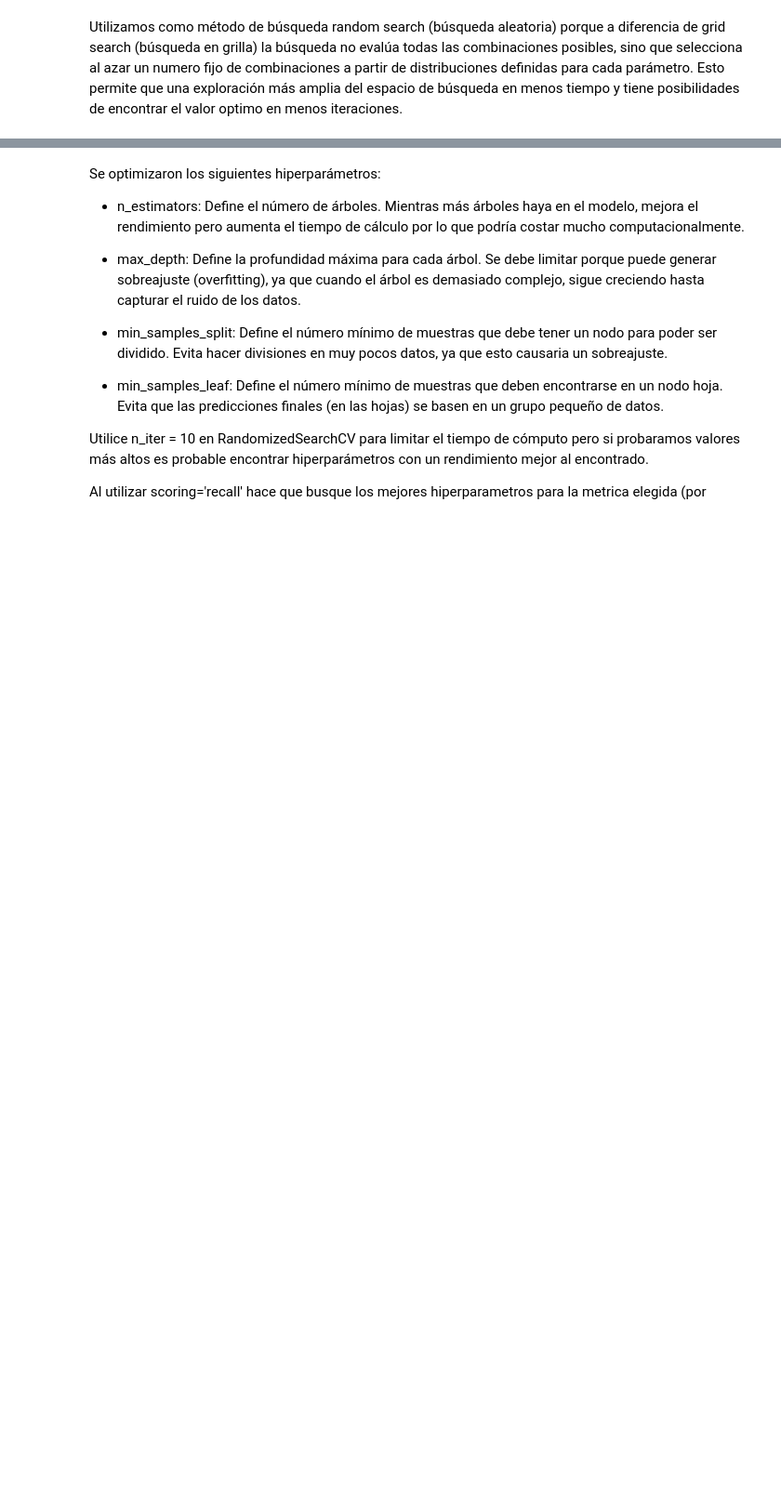
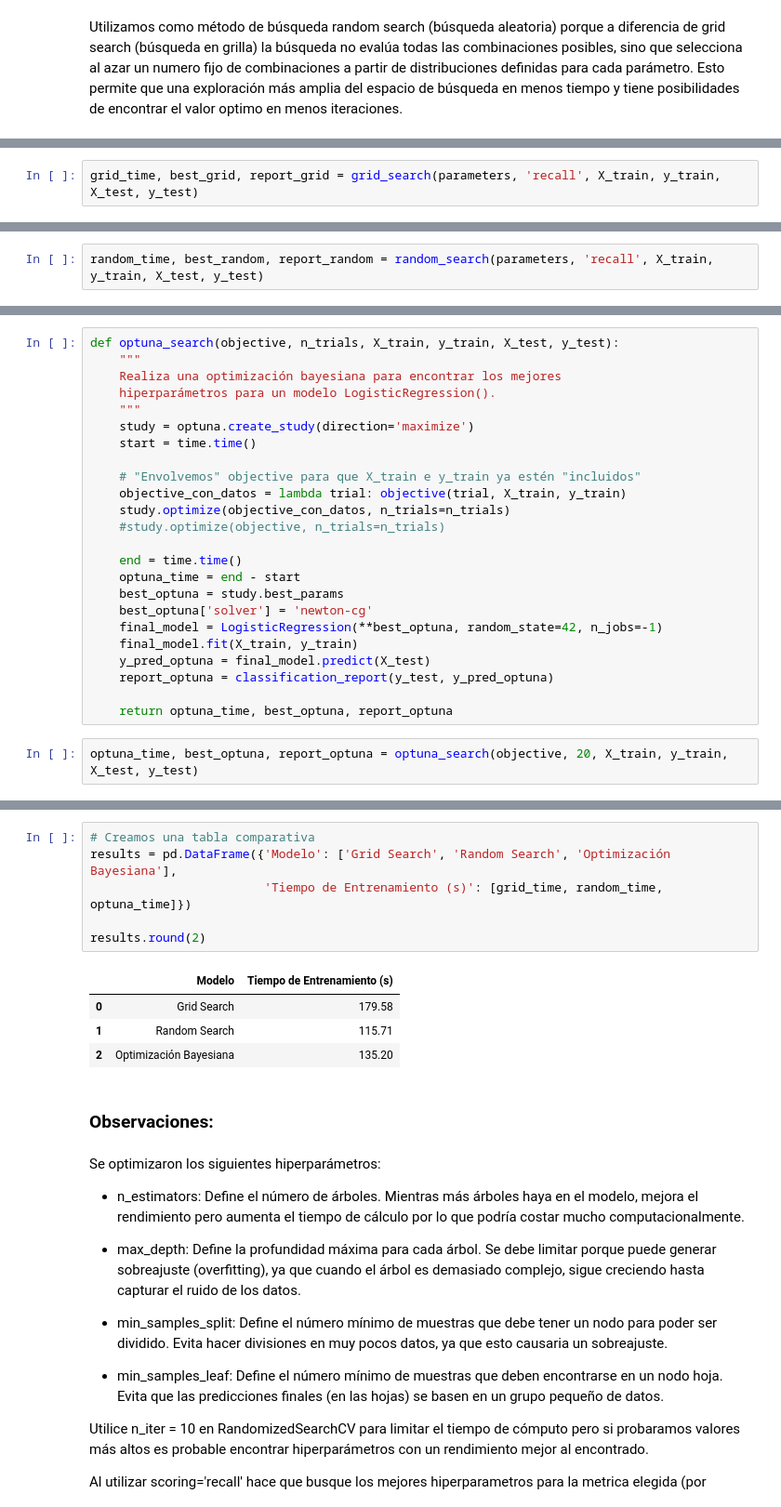
Before and after one commit to CaterinaMartinezD/AA1-TUIA-Casado-MartinezDufour, a Jupyter notebook: TP-clasificacion-AA1.ipynb, the cells around one changed output, grey strips where cells are left out. Shown at 93% size. Drawn from its saved outputs; the diff is of its cells as text; blank space fills up the shorter version.

Commit message:
Modificaciones Optimización de hiperparámetros

```diff
--- a/TP-clasificacion-AA1.ipynb
+++ b/TP-clasificacion-AA1.ipynb
@@ -1571,0 +1545,2 @@ weighted avg       0.82      0.79      0.80     28439
+# %%
+grid_time, best_grid, report_grid = grid_search(parameters, 'recall', X_train, y_train, X_test, y_test)
@@ -1571,0 +1590,2 @@ weighted avg       0.82      0.79      0.80     28439
+# %%
+random_time, best_random, report_random = random_search(parameters, 'recall', X_train, y_train, X_test, y_test)
@@ -1571,0 +1629,26 @@ weighted avg       0.82      0.79      0.80     28439
+# %%
+def optuna_search(objective, n_trials, X_train, y_train, X_test, y_test):
+    """
+    Realiza una optimización bayesiana para encontrar los mejores
+    hiperparámetros para un modelo LogisticRegression().
+    """
+    study = optuna.create_study(direction='maximize')
+    start = time.time()
+
+    # "Envolvemos" objective para que X_train e y_train ya estén "incluidos"
+    objective_con_datos = lambda trial: objective(trial, X_train, y_train)
+    study.optimize(objective_con_datos, n_trials=n_trials)
+    #study.optimize(objective, n_trials=n_trials)
+
+    end = time.time()
+    optuna_time = end - start
+    best_optuna = study.best_params
+    best_optuna['solver'] = 'newton-cg'
+    final_model = LogisticRegression(**best_optuna, random_state=42, n_jobs=-1)
+    final_model.fit(X_train, y_train)
+    y_pred_optuna = final_model.predict(X_test)
+    report_optuna = classification_report(y_test, y_pred_optuna)
+
+    return optuna_time, best_optuna, report_optuna
+# %%
+optuna_time, best_optuna, report_optuna = optuna_search(objective, 20, X_train, y_train, X_test, y_test)
@@ -1572,3 +1732,16 @@ weighted avg       0.82      0.79      0.80     28439
+# %%
+# Creamos una tabla comparativa
+results = pd.DataFrame({'Modelo': ['Grid Search', 'Random Search', 'Optimización Bayesiana'],
+                        'Tiempo de Entrenamiento (s)': [grid_time, random_time, optuna_time]})
+
+results.round(2)
+# %% [output]
+|  | Modelo | Tiempo de Entrenamiento (s) |
+| 0 | Grid Search | 179.58 |
+| 1 | Random Search | 115.71 |
+| 2 | Optimización Bayesiana | 135.20 |
+# %% [markdown]
+### Observaciones:
 # %% [markdown]
 Se optimizaron los siguientes hiperparámetros:
 - n_estimators: Define el número de árboles. Mientras más árboles haya en el modelo, mejora el rendimiento pero aumenta el tiempo de cálculo por lo que podría costar mucho computacionalmente.
```
Also changed, not shown: parts of 20 cells of this notebook, 1 other file.
